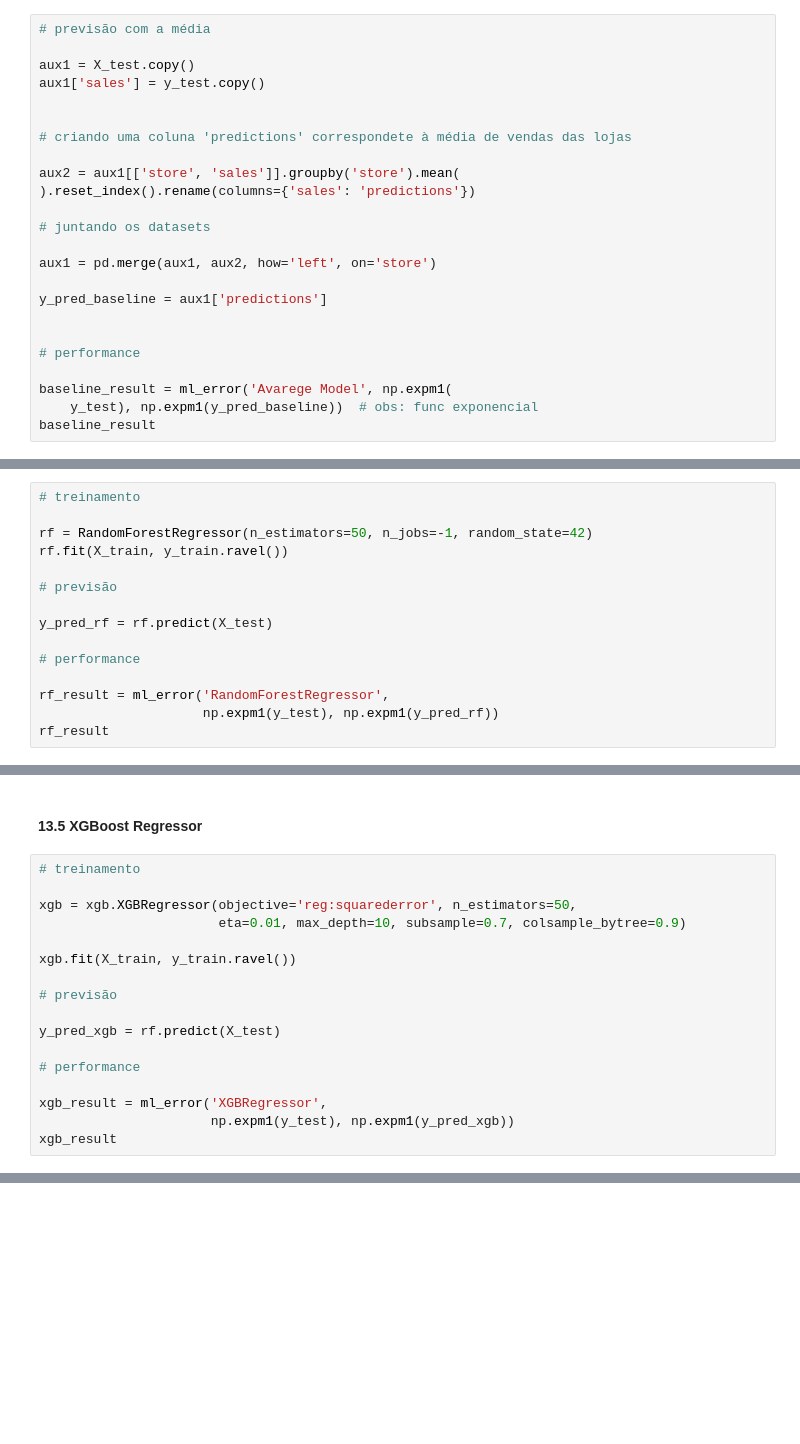
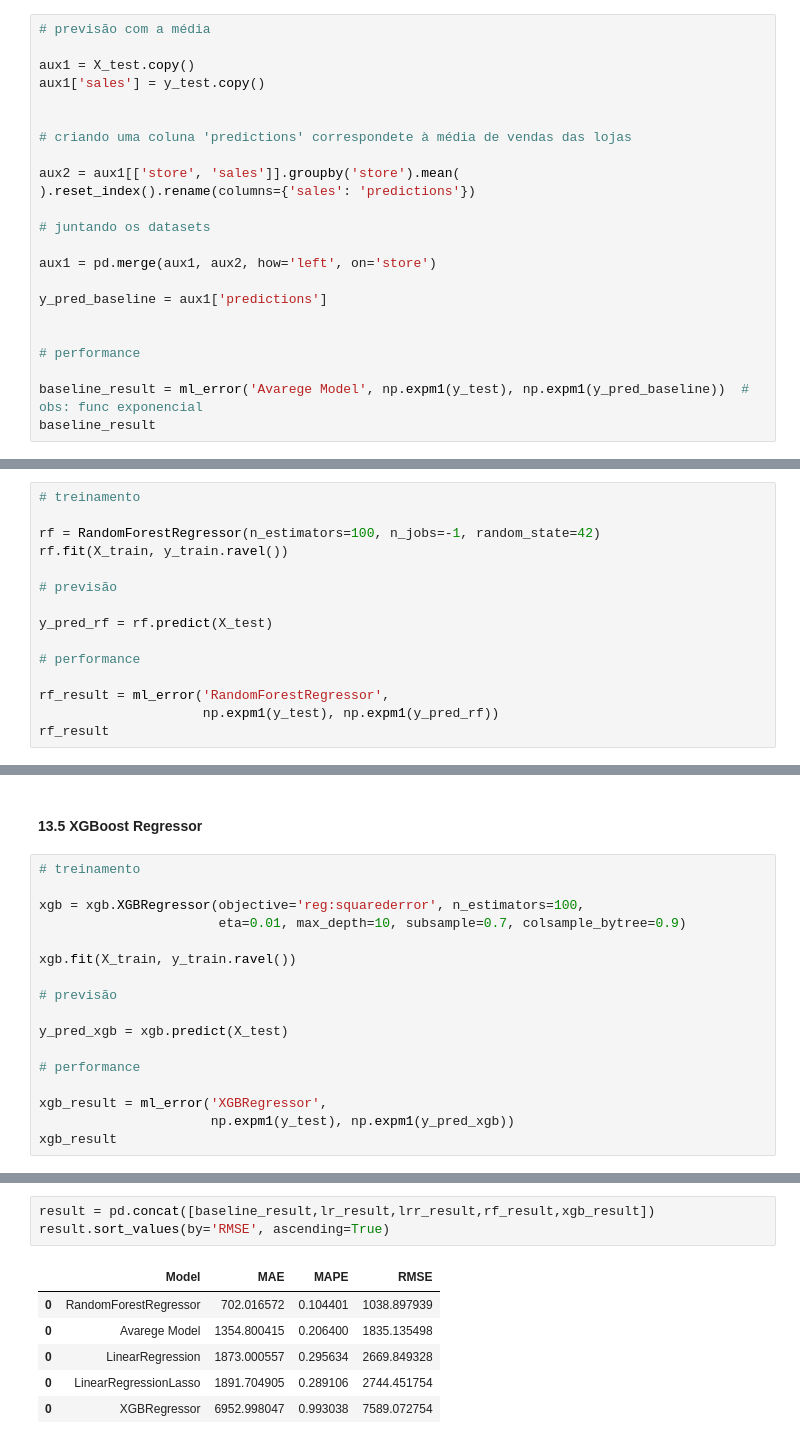
Before and after one commit to deborabmfreitas/projeto-rossmann-regressao, a Jupyter notebook: rossmann_regression.ipynb, the cells around one changed output, grey strips where cells are left out. Drawn from its saved outputs; the diff is of its cells as text; blank space fills up the shorter version.

Commit message:
aplicacao dos algoritmos nao lineares

```diff
--- a/rossmann_regression.ipynb
+++ b/rossmann_regression.ipynb
@@ -1692,8 +1692,7 @@ y_pred_baseline = aux1['predictions']
 
 # performance
 
-baseline_result = ml_error('Avarege Model', np.expm1(
-    y_test), np.expm1(y_pred_baseline))  # obs: func exponencial
+baseline_result = ml_error('Avarege Model', np.expm1(y_test), np.expm1(y_pred_baseline))  # obs: func exponencial
 baseline_result
 # %% [output]
 |  | Model | MAE | MAPE | RMSE |
@@ -1754,7 +1751,7 @@ AttributeError: 'numpy.ndarray' object has no attribute 'values'
 # %%
 # treinamento
 
-rf = RandomForestRegressor(n_estimators=50, n_jobs=-1, random_state=42)
+rf = RandomForestRegressor(n_estimators=100, n_jobs=-1, random_state=42)
 rf.fit(X_train, y_train.ravel())
 
 # previsão
@@ -1774,14 +1771,14 @@ rf_result
 # %%
 # treinamento
 
-xgb = xgb.XGBRegressor(objective='reg:squarederror', n_estimators=50,
+xgb = xgb.XGBRegressor(objective='reg:squarederror', n_estimators=100,
                        eta=0.01, max_depth=10, subsample=0.7, colsample_bytree=0.9)
 
 xgb.fit(X_train, y_train.ravel())
 
 # previsão
 
-y_pred_xgb = rf.predict(X_test)
+y_pred_xgb = xgb.predict(X_test)
 
 # performance
 
@@ -1790,0 +1793,10 @@ xgb_result
+# %%
+result = pd.concat([baseline_result,lr_result,lrr_result,rf_result,xgb_result])
+result.sort_values(by='RMSE', ascending=True)
+# %% [output]
+|  | Model | MAE | MAPE | RMSE |
+| 0 | RandomForestRegressor | 702.016572 | 0.104401 | 1038.897939 |
+| 0 | Avarege Model | 1354.800415 | 0.206400 | 1835.135498 |
+| 0 | LinearRegression | 1873.000557 | 0.295634 | 2669.849328 |
+| 0 | LinearRegressionLasso | 1891.704905 | 0.289106 | 2744.451754 |
+| 0 | XGBRegressor | 6952.998047 | 0.993038 | 7589.072754 |
```
Also changed, not shown: parts of 5 cells of this notebook.
